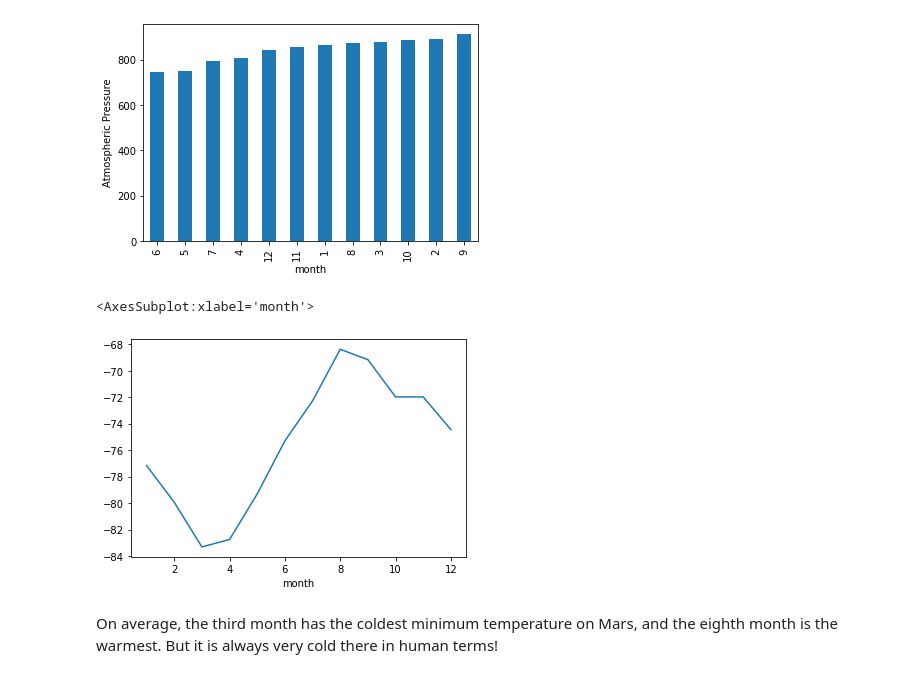
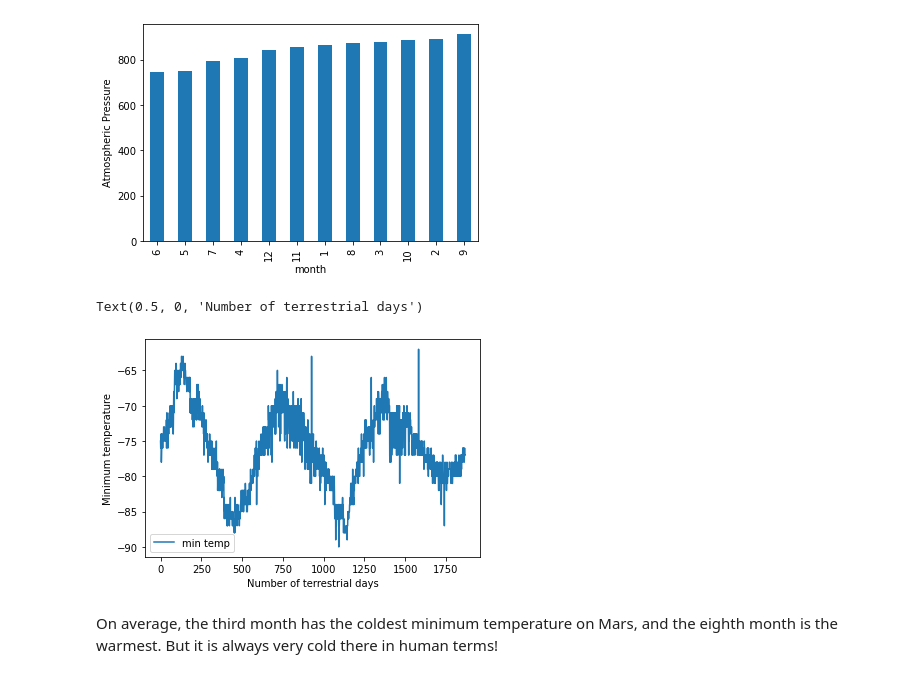
Before and after one commit to margomerritt/Mission-to-Mars, a Jupyter notebook: part_2_mars_weather.ipynb, the cells around one changed output. Saved outputs shown, nothing was run; the diff lists cells and outputs as text; code cells hidden in the pictures.

```diff
--- a/part_2_mars_weather.ipynb
+++ b/part_2_mars_weather.ipynb
@@ -251,10 +251,17 @@ Text(0, 0.5, 'Atmospheric Pressure')
 [figure]
 # %%
 # 5. How many terrestrial (earth) days are there in a Martian year?
-min_temp_df.plot()
-# %% [output]
-<AxesSubplot:xlabel='month'>
-[figure, removed]
+# %%
+min_temps_list = df['min_temp'].tolist()
+# %%
+min_temps_list_df = pd.DataFrame(min_temps_list, columns =['min temp'])
+# %%
+min_temps_list_df.plot()
+plt.ylabel("Minimum temperature")
+plt.xlabel("Number of terrestrial days")
+# %% [output]
+Text(0.5, 0, 'Number of terrestrial days')
+[figure, added]
 # %% [markdown]
 On average, the third month has the coldest minimum temperature on Mars, and the eighth month is the warmest. But it is always very cold there in human terms!
 # %% [markdown]
```
